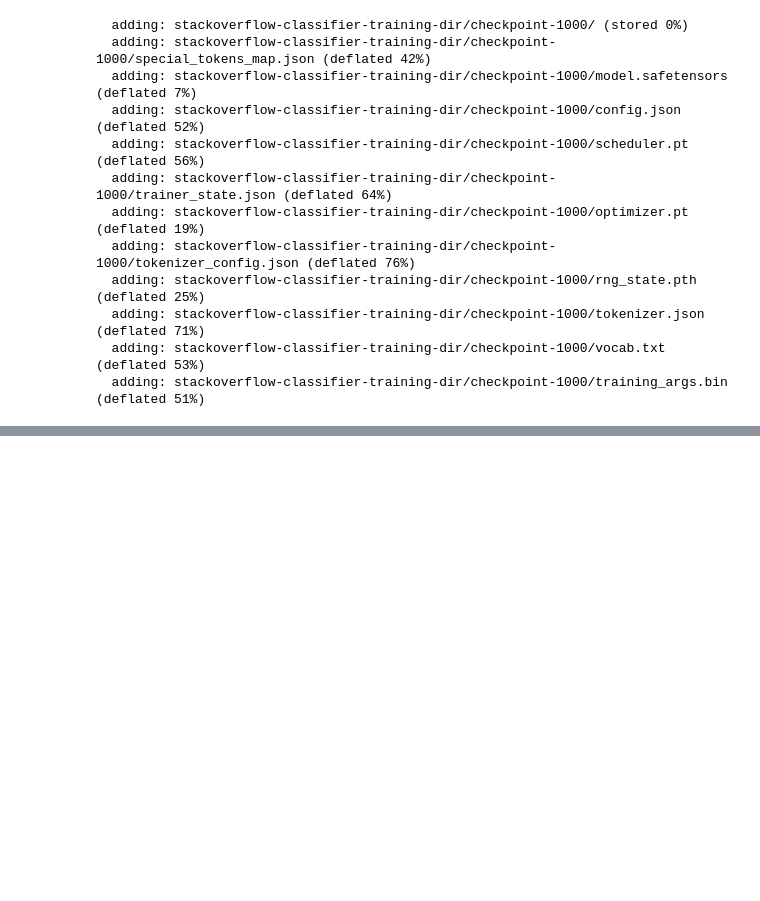
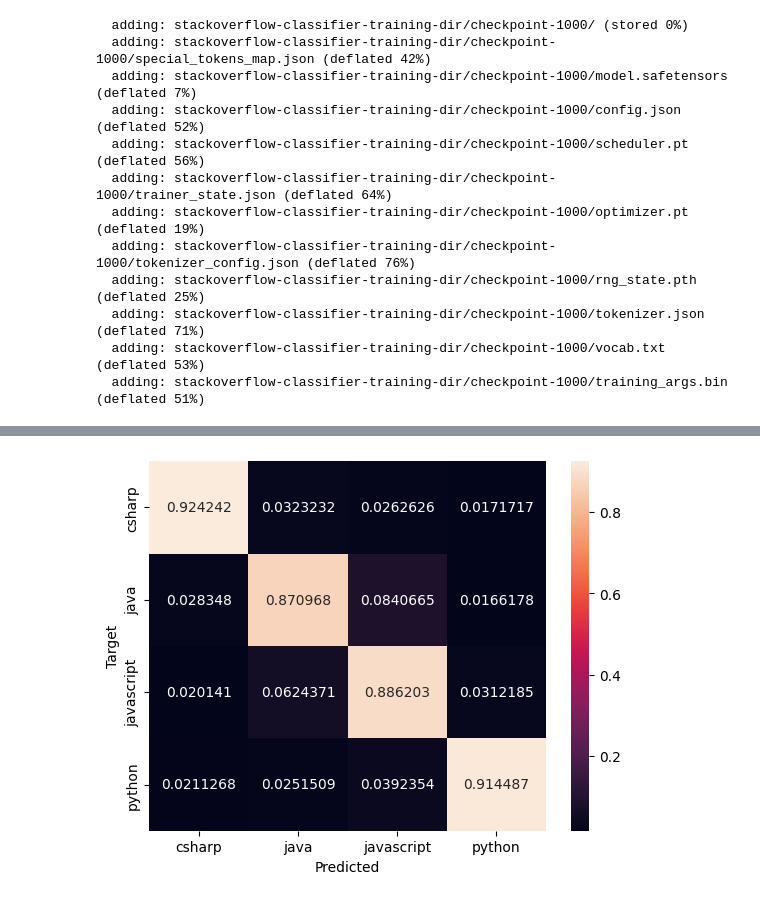
Before and after one commit to csar95/StackOverflow-questions-classifier, a Jupyter notebook: Notebooks/huggingface-pkg.ipynb, the cells around one changed output, grey strips where cells are left out. Cells and saved outputs as stored; diff of their text form; code cells hidden in the pictures; blank space fills up the shorter version.

```diff
--- a/Notebooks/huggingface-pkg.ipynb
+++ b/Notebooks/huggingface-pkg.ipynb
@@ -34,8 +34,8 @@ from transformers import AutoTokenizer, DataCollatorWithPadding, TrainingArgumen
 #     datasets[split] = dataset.add_column(name="label", column=split_labels)
 
 datasets = load_dataset("csv", data_files={
-    "train": "train.csv",  # "../data/stack_overflow_16k/train/train.csv",
-    "test": "test.csv"})  # "../data/stack_overflow_16k/test/test.csv"})
+    "train": "../data/stack_overflow_16k/train/train.csv",
+    "test": "../data/stack_overflow_16k/test/test.csv"})
 datasets
 # %% [output]
 DatasetDict({
@@ -184,2 +186,6 @@ from sklearn.metrics import confusion_matrix
 # %%
-model_ckpt_last = pipeline("text-classification", model="stackoverflow-classifier-training-dir/checkpoint-2000", device=0)
+model_ckpt_last = pipeline(
+    "text-classification",
+    model="../stackoverflow-classifier-training-dir/checkpoint-2000",
+    truncation=True,
+    device=-1)
@@ -228,6 +228,5 @@ tokenized_sentence = tokenizer.encode(test_sentence, padding=True, truncation=Tr
 # %%
-test_pred = model_ckpt_last(
-    tokenizer.encode(test_sentence, padding=True, truncation=True,max_length=50, add_special_tokens = True)
-)
-test_pred
+%%time
+test_pred = model_ckpt_last(datasets["test"]["text"])
+test_pred = [int(prd["label"][-1]) for prd in test_pred]
 # %% [output]
@@ -238,7 +238,9 @@ def plot_confusion_matrix(confusion_matrix):
     df_cm = pd.DataFrame(confusion_matrix, index=classes, columns=classes)
     ax = sns.heatmap(df_cm, annot=True, fmt="g")
     ax.set_xlabel("Predicted")
-    ax.set_xlabel("Target")
+    ax.set_ylabel("Target")
 # %%
-confusion_matrix = confusion_matrix(datasets["test"]["label"], test_pred, normalize=True)
-plot_confusion_matrix(confusion_matrix)
+cm = confusion_matrix(datasets["test"]["label"], test_pred, normalize="true")
+plot_confusion_matrix(cm)
+# %% [output]
+[figure, added]
```
Also changed, not shown: parts of 9 cells of this notebook.
